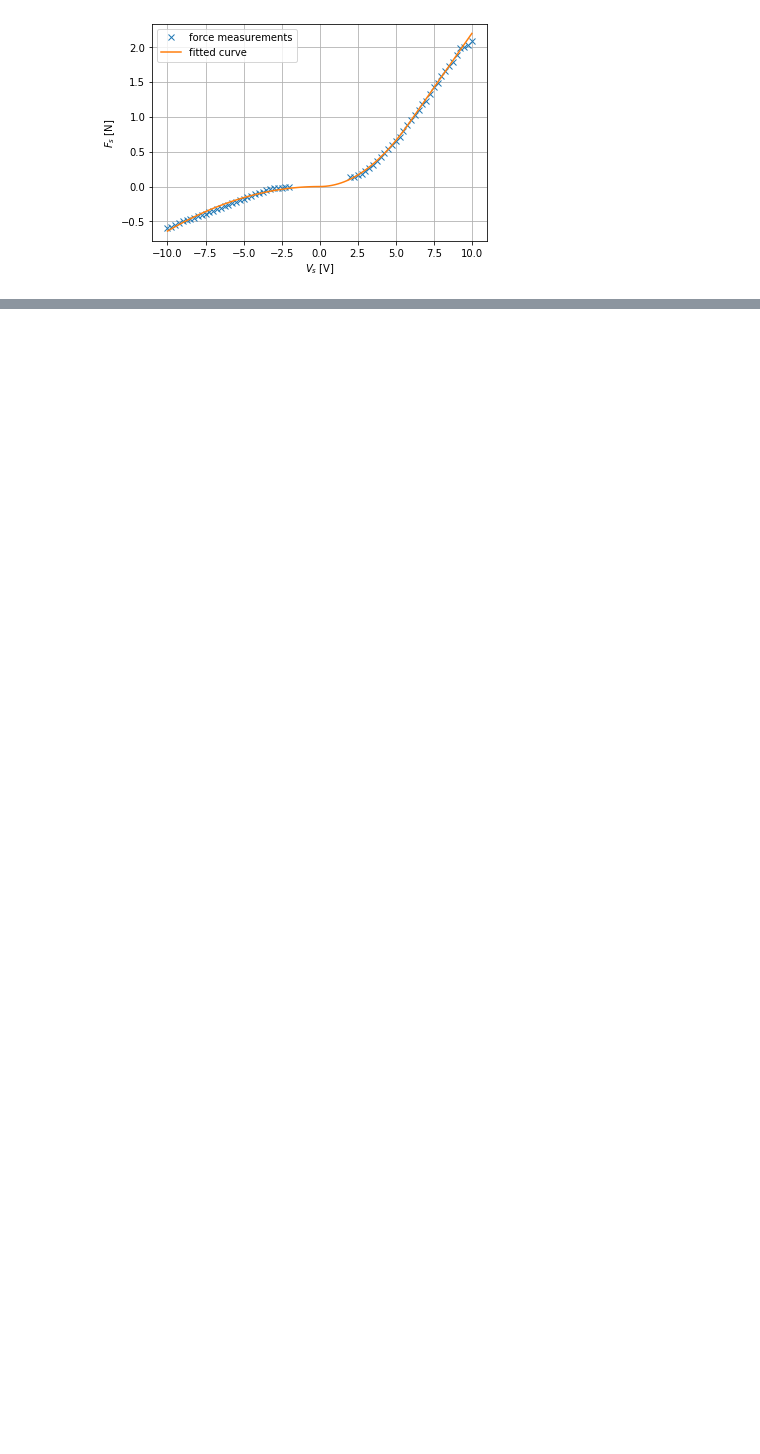
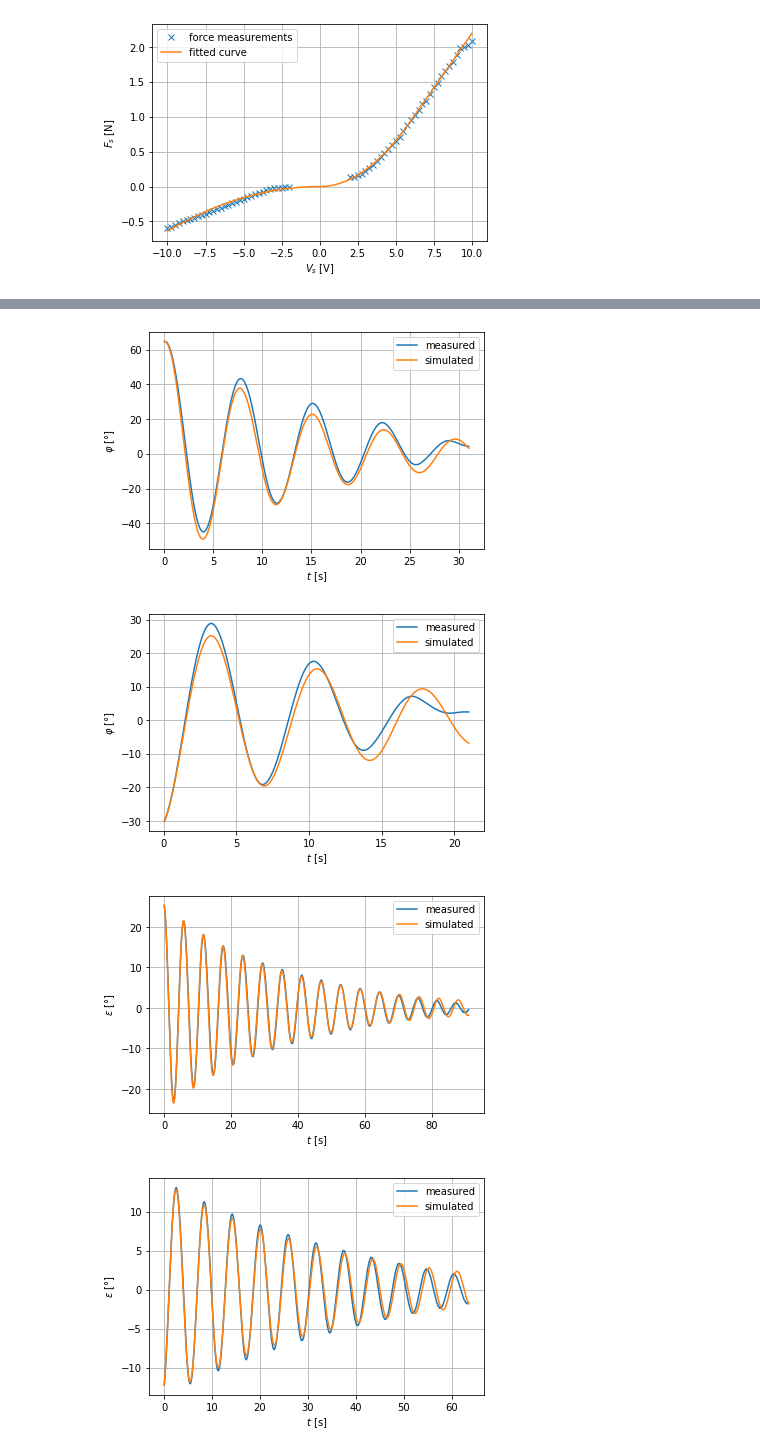
Before and after one commit to Rojetto/helicopter_thesis_code, a Jupyter notebook: scripts/diagrams.ipynb, the cells around one changed output, grey strips where cells are left out. Saved outputs shown, nothing was run; the diff lists cells and outputs as text; code cells hidden in the pictures; blank space fills up the shorter version.

```diff
--- a/scripts/diagrams.ipynb
+++ b/scripts/diagrams.ipynb
@@ -5,3 +8,7 @@ import numpy as np
+# %%
+def my_savefig(file_name):
+    plt.savefig(os.path.join(os.getenv('DA_FIGURES', ''), f"{file_name}.pdf"))
+    plt.savefig(os.path.join(os.getenv('DA_FIGURES', ''), f"{file_name}.svg"))
 # %%
 def Fr(w, p1, q1, p2, q2):
     cond_1 = w <= -2 * q2 / p2
@@ -46,0 +107,46 @@ plt.show()
+# %%
+def plot_est(file_name, clip_nr, angle, with_input=True):
+    deg = np.pi / 180
+    data = load_est(file_name)
+
+    if with_input:
+        plt.subplot(211)
+    plt.plot(data.clips[clip_nr].meas_t, data.clips[clip_nr].meas_y/deg, label='measured')
+    plt.plot(data.clips[clip_nr].meas_t, data.clips[clip_nr].sim_y/deg, label='simulated')
+    plt.xlabel('$t$ [s]')
+    plt.ylabel(f"$\\{angle}$ [°]")
+    plt.grid()
+    plt.legend()
+
+    if with_input:
+        plt.subplot(212)
+        plt.plot(data.clips[clip_nr].meas_t, data.clips[clip_nr].meas_u)
+        plt.xlabel('$t$ [s]')
+        plt.ylabel('$V$ [V]')
+        plt.grid()
+        plt.legend(['$V_f$', '$V_b$'])
+# %%
+plt.figure()
+plot_est('est_mu_phi.mat', 0, 'varphi', False)
+my_savefig('est_mu_phi_0')
+
+plt.figure()
+plot_est('est_mu_phi.mat', 1, 'varphi', False)
+my_savefig('est_mu_phi_1')
+
+plt.figure()
+plot_est('est_mu_eps.mat', 0, 'varepsilon', False)
+my_savefig('est_mu_eps_0')
+
+plt.figure()
+plot_est('est_mu_eps.mat', 1, 'varepsilon', False)
+my_savefig('est_mu_eps_1')
+
+plt.figure()
+plot_est('est_mu_lamb.mat', 0, 'lambda', False)
+my_savefig('est_mu_lamb')
+# %% [output]
+[figure, added]
+[figure, added]
+[figure, added]
+[figure, added]
```
Also changed, not shown: parts of 7 cells of this notebook, 10 other files.
